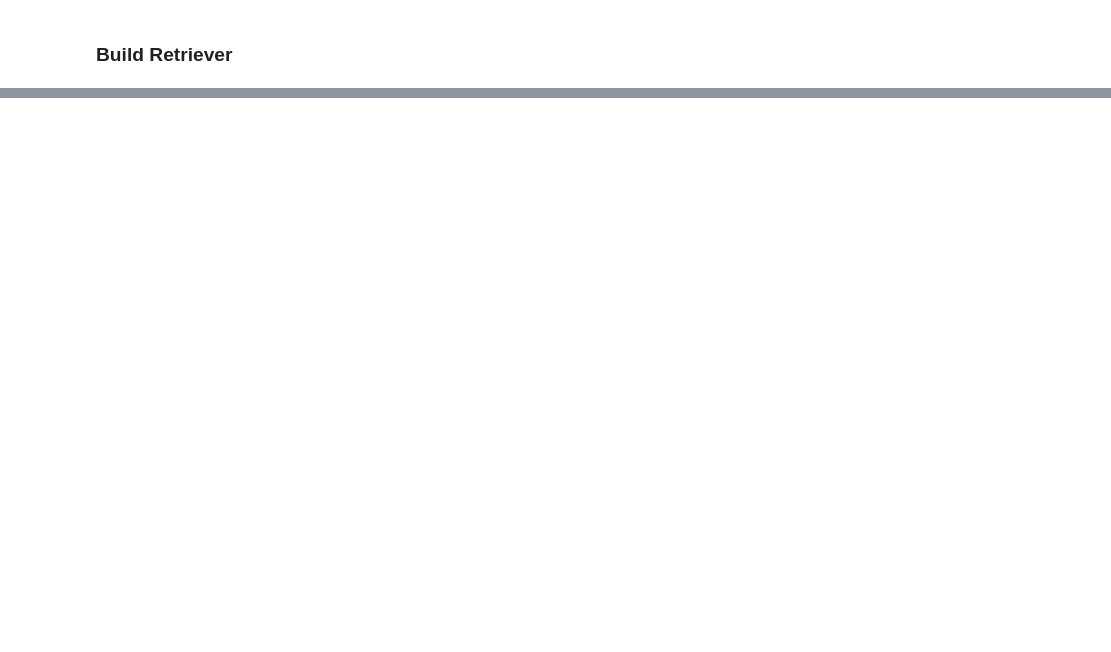
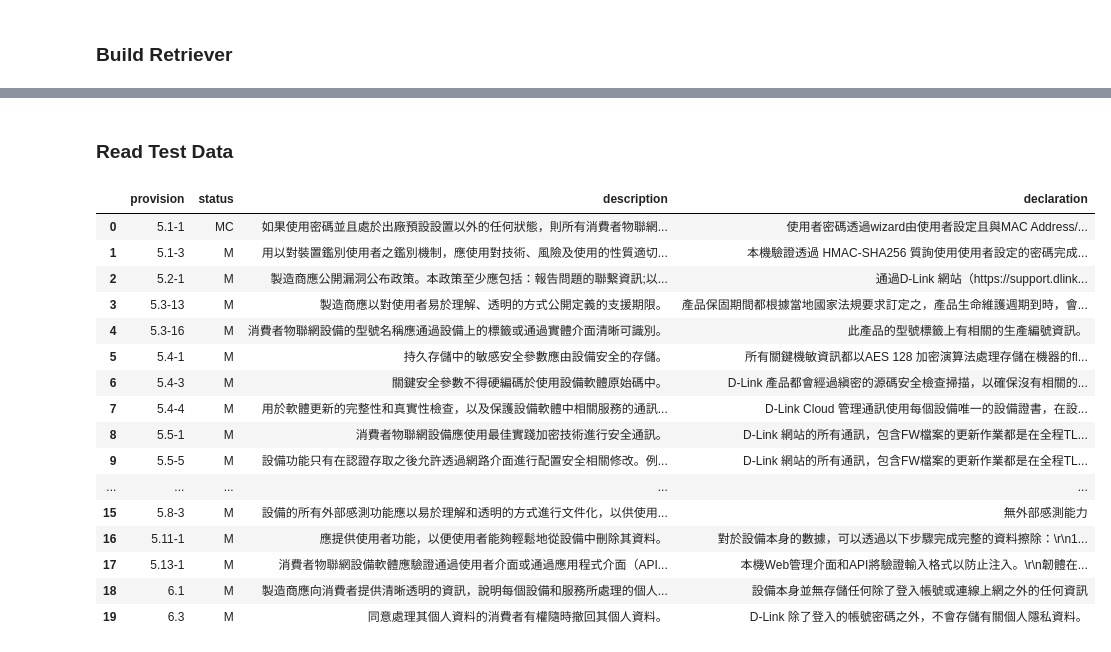
Before and after one commit to akalivaty/Auray, a Jupyter notebook: test.ipynb, the cells around one changed output, grey strips where cells are left out. Cells and saved outputs as stored; diff of their text form; code cells hidden in the pictures; blank space fills up the shorter version.

Commit message:
1. add test data (csv)

```diff
--- a/test.ipynb
+++ b/test.ipynb
@@ -230,0 +231,25 @@ time: 102.75s
+# %% [markdown]
+### Read Test Data
+# %%
+import pandas as pd
+
+test_data = pd.read_csv('test_data.csv')
+test_data
+# %% [output]
+|  | provision | status | description | declaration |
+| 0 | 5.1-1 | MC | 如果使用密碼並且處於出廠預設設置以外的任何狀態，則所有消費者物聯網... | 使用者密碼透過wizard由使用者設定且與MAC Address/... |
+| 1 | 5.1-3 | M | 用以對裝置鑑別使用者之鑑別機制，應使用對技術、風險及使用的性質適切... | 本機驗證透過 HMAC-SHA256 質詢使用使用者設定的密碼完成... |
+| 2 | 5.2-1 | M | 製造商應公開漏洞公布政策。本政策至少應包括：報告問題的聯繫資訊;以... | 通過D-Link 網站（https://support.dlink... |
+| 3 | 5.3-13 | M | 製造商應以對使用者易於理解、透明的方式公開定義的支援期限。 | 產品保固期間都根據當地國家法規要求訂定之，產品生命維護週期到時，會... |
+| 4 | 5.3-16 | M | 消費者物聯網設備的型號名稱應通過設備上的標籤或通過實體介面清晰可識別。 | 此產品的型號標籤上有相關的生產編號資訊。 |
+| 5 | 5.4-1 | M | 持久存儲中的敏感安全參數應由設備安全的存儲。 | 所有關鍵機敏資訊都以AES 128 加密演算法處理存儲在機器的fl... |
+| 6 | 5.4-3 | M | 關鍵安全參數不得硬編碼於使用設備軟體原始碼中。 | D-Link 產品都會經過縝密的源碼安全檢查掃描，以確保沒有相關的... |
+| 7 | 5.4-4 | M | 用於軟體更新的完整性和真實性檢查，以及保護設備軟體中相關服務的通訊... | D-Link Cloud 管理通訊使用每個設備唯一的設備證書，在設... |
+| 8 | 5.5-1 | M | 消費者物聯網設備應使用最佳實踐加密技術進行安全通訊。 | D-Link 網站的所有通訊，包含FW檔案的更新作業都是在全程TL... |
+| 9 | 5.5-5 | M | 設備功能只有在認證存取之後允許透過網路介面進行配置安全相關修改。例... | D-Link 網站的所有通訊，包含FW檔案的更新作業都是在全程TL... |
+| ... | ... | ... | ... | ... |
+| 15 | 5.8-3 | M | 設備的所有外部感測功能應以易於理解和透明的方式進行文件化，以供使用... | 無外部感測能力 |
+| 16 | 5.11-1 | M | 應提供使用者功能，以便使用者能夠輕鬆地從設備中刪除其資料。 | 對於設備本身的數據，可以透過以下步驟完成完整的資料擦除：\r\n1... |
+| 17 | 5.13-1 | M | 消費者物聯網設備軟體應驗證通過使用者介面或通過應用程式介面（API... | 本機Web管理介面和API將驗證輸入格式以防止注入。\r\n韌體在... |
+| 18 | 6.1 | M | 製造商應向消費者提供清晰透明的資訊，說明每個設備和服務所處理的個人... | 設備本身並無存儲任何除了登入帳號或連線上網之外的任何資訊 |
+| 19 | 6.3 | M | 同意處理其個人資料的消費者有權隨時撤回其個人資料。 | D-Link 除了登入的帳號密碼之外，不會存儲有關個人隱私資料。 |
```
Also changed, not shown: parts of 7 cells of this notebook, 1 other file.
